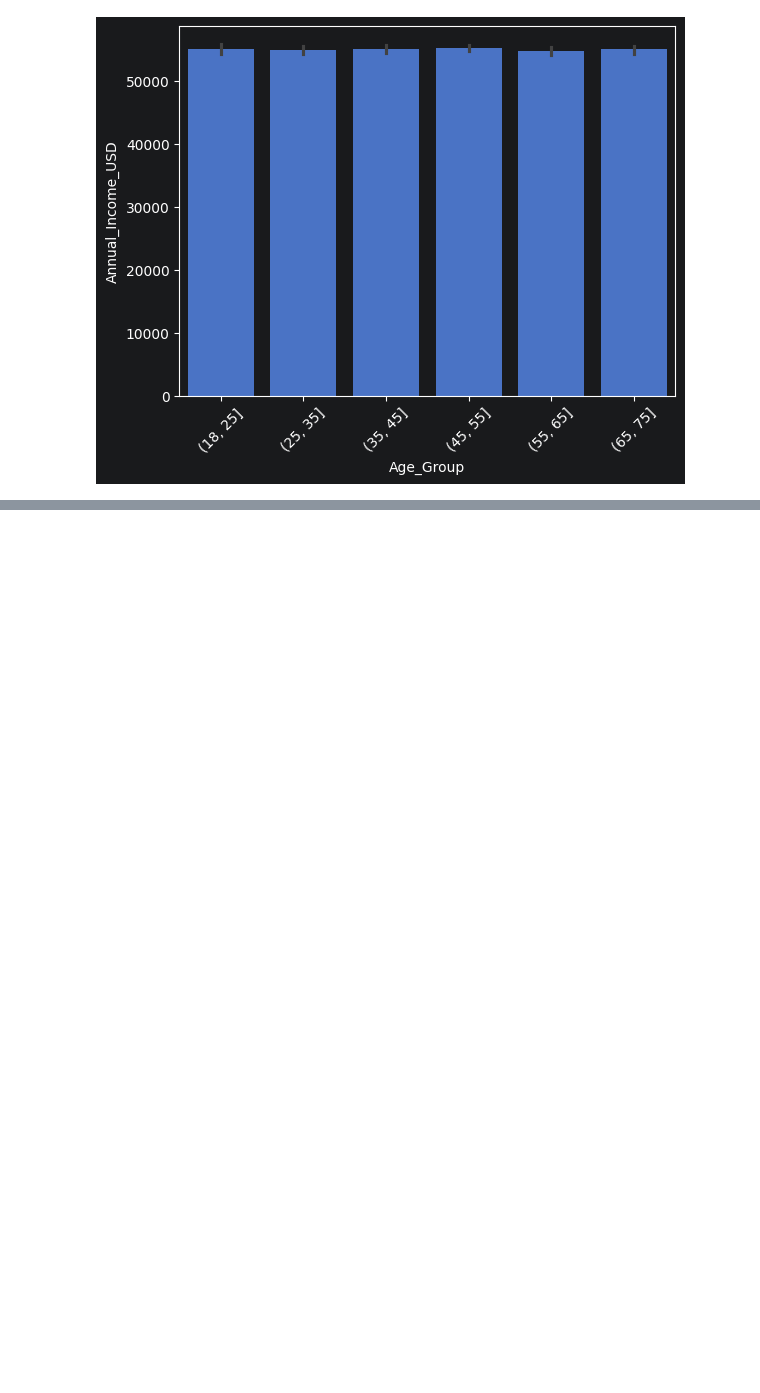
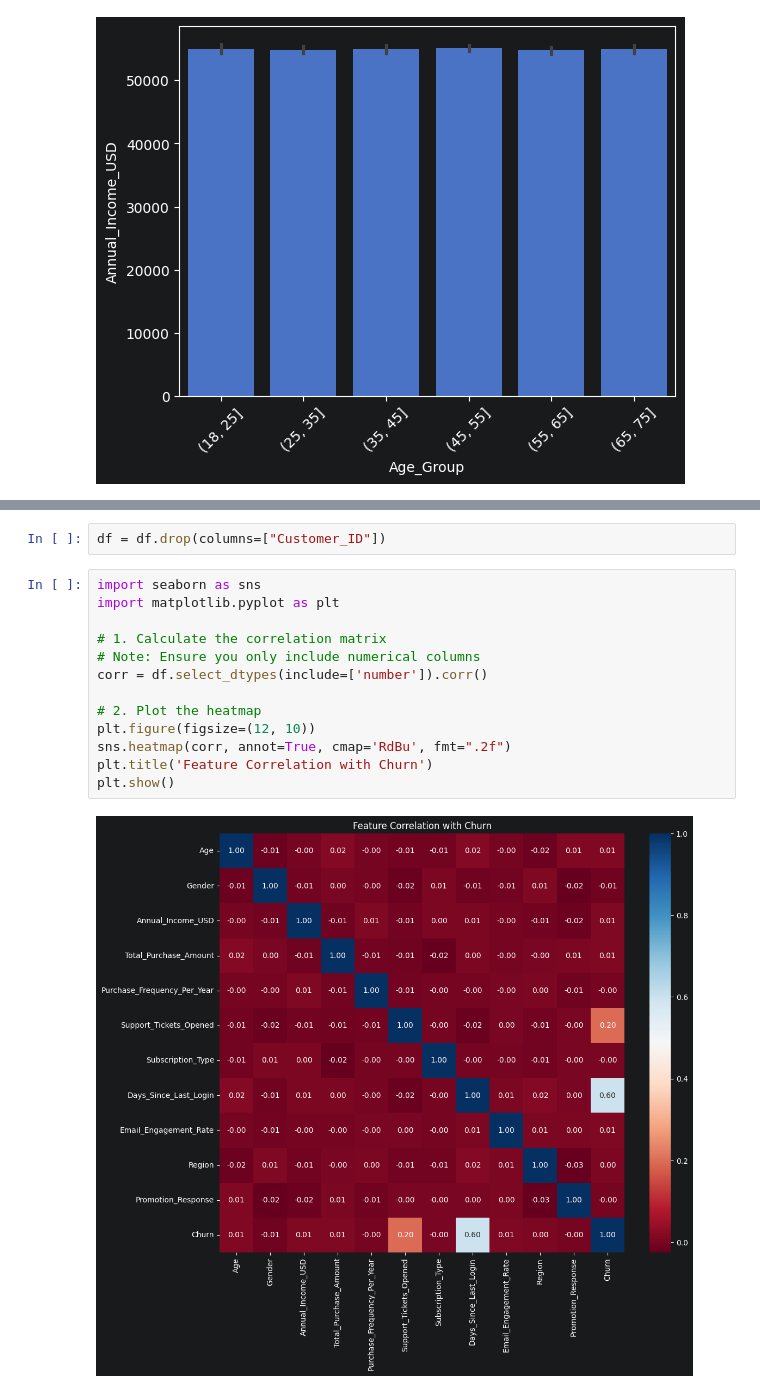
Before and after one commit to Jayeshvadje/Ml_Learning, a Jupyter notebook: Week3_Feature_Engineering/Project_1.ipynb, the cells around one changed output, grey strips where cells are left out. Cells and saved outputs as stored; diff of their text form; blank space fills up the shorter version.

```diff
--- a/Week3_Feature_Engineering/Project_1.ipynb
+++ b/Week3_Feature_Engineering/Project_1.ipynb
@@ -444,0 +450,17 @@ plt.show()
+# %%
+df = df.drop(columns=["Customer_ID"])
+# %%
+import seaborn as sns
+import matplotlib.pyplot as plt
+
+# 1. Calculate the correlation matrix
+# Note: Ensure you only include numerical columns
+corr = df.select_dtypes(include=['number']).corr()
+
+# 2. Plot the heatmap
+plt.figure(figsize=(12, 10))
+sns.heatmap(corr, annot=True, cmap='RdBu', fmt=".2f")
+plt.title('Feature Correlation with Churn')
+plt.show()
+# %% [output]
+[figure, added]
```
Also changed, not shown: parts of 61 cells of this notebook.
